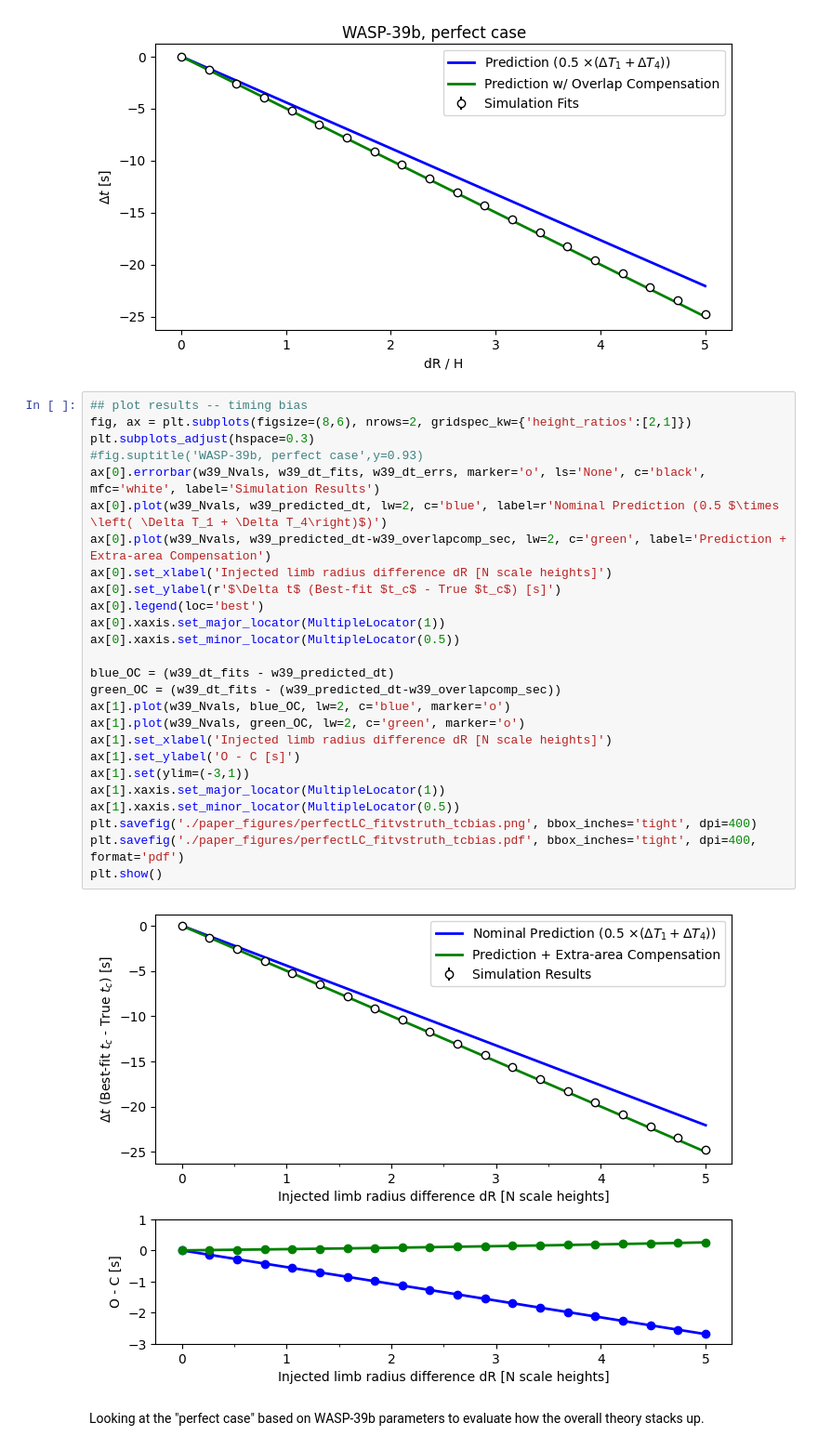
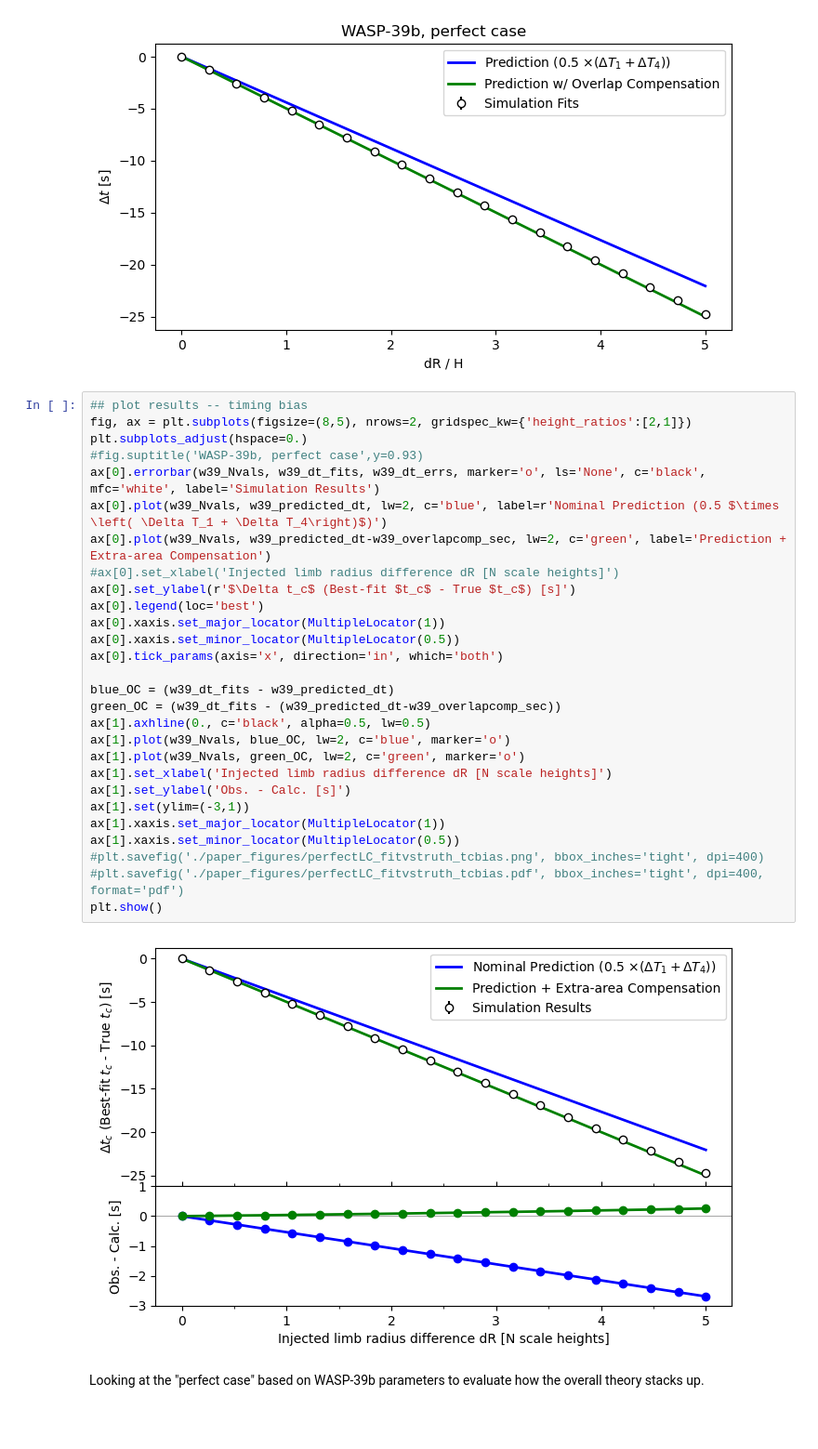
Before and after one commit to mm-murphy/MimickingAsymmetries, a Jupyter notebook: Compare Numerical to Analytic - Perfect Obs.ipynb, the cells around one changed output. Shown: that part at 93% size. Saved outputs shown, nothing was run; the diff lists cells and outputs as text; blank space fills up the shorter version.

```diff
--- a/Compare Numerical to Analytic - Perfect Obs.ipynb
+++ b/Compare Numerical to Analytic - Perfect Obs.ipynb
@@ -126,32 +126,34 @@ plt.show()
 [figure]
 # %%
 ## plot results -- timing bias
-fig, ax = plt.subplots(figsize=(8,6), nrows=2, gridspec_kw={'height_ratios':[2,1]})
-plt.subplots_adjust(hspace=0.3)
+fig, ax = plt.subplots(figsize=(8,5), nrows=2, gridspec_kw={'height_ratios':[2,1]})
+plt.subplots_adjust(hspace=0.)
 #fig.suptitle('WASP-39b, perfect case',y=0.93)
 ax[0].errorbar(w39_Nvals, w39_dt_fits, w39_dt_errs, marker='o', ls='None', c='black', mfc='white', label='Simulation Results')
 ax[0].plot(w39_Nvals, w39_predicted_dt, lw=2, c='blue', label=r'Nominal Prediction (0.5 $\times \left( \Delta T_1 + \Delta T_4\right)$)')
 ax[0].plot(w39_Nvals, w39_predicted_dt-w39_overlapcomp_sec, lw=2, c='green', label='Prediction + Extra-area Compensation')
-ax[0].set_xlabel('Injected limb radius difference dR [N scale heights]')
-ax[0].set_ylabel(r'$\Delta t$ (Best-fit $t_c$ - True $t_c$) [s]')
+#ax[0].set_xlabel('Injected limb radius difference dR [N scale heights]')
+ax[0].set_ylabel(r'$\Delta t_c$ (Best-fit $t_c$ - True $t_c$) [s]')
 ax[0].legend(loc='best')
 ax[0].xaxis.set_major_locator(MultipleLocator(1))
 ax[0].xaxis.set_minor_locator(MultipleLocator(0.5))
+ax[0].tick_params(axis='x', direction='in', which='both')
 
 blue_OC = (w39_dt_fits - w39_predicted_dt)
 green_OC = (w39_dt_fits - (w39_predicted_dt-w39_overlapcomp_sec))
+ax[1].axhline(0., c='black', alpha=0.5, lw=0.5)
 ax[1].plot(w39_Nvals, blue_OC, lw=2, c='blue', marker='o')
 ax[1].plot(w39_Nvals, green_OC, lw=2, c='green', marker='o')
 ax[1].set_xlabel('Injected limb radius difference dR [N scale heights]')
-ax[1].set_ylabel('O - C [s]')
+ax[1].set_ylabel('Obs. - Calc. [s]')
 ax[1].set(ylim=(-3,1))
 ax[1].xaxis.set_major_locator(MultipleLocator(1))
 ax[1].xaxis.set_minor_locator(MultipleLocator(0.5))
-plt.savefig('./paper_figures/perfectLC_fitvstruth_tcbias.png', bbox_inches='tight', dpi=400)
-plt.savefig('./paper_figures/perfectLC_fitvstruth_tcbias.pdf', bbox_inches='tight', dpi=400, format='pdf')
+#plt.savefig('./paper_figures/perfectLC_fitvstruth_tcbias.png', bbox_inches='tight', dpi=400)
+#plt.savefig('./paper_figures/perfectLC_fitvstruth_tcbias.pdf', bbox_inches='tight', dpi=400, format='pdf')
 plt.show()
 # %% [output]
-[figure, old version]
+[figure, new version]
 # %% [markdown]
 Looking at the "perfect case" based on WASP-39b parameters to evaluate how the overall theory stacks up.
 # %%
```
Also changed, not shown: parts of 1 cell of this notebook, 7 other files.
